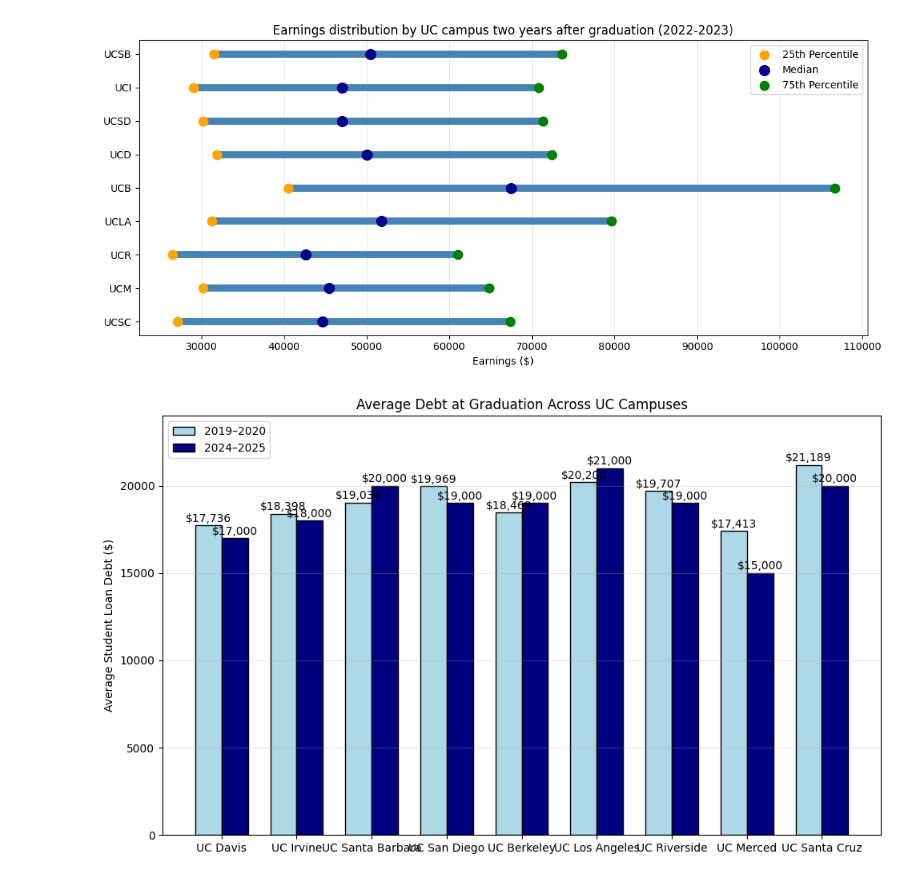
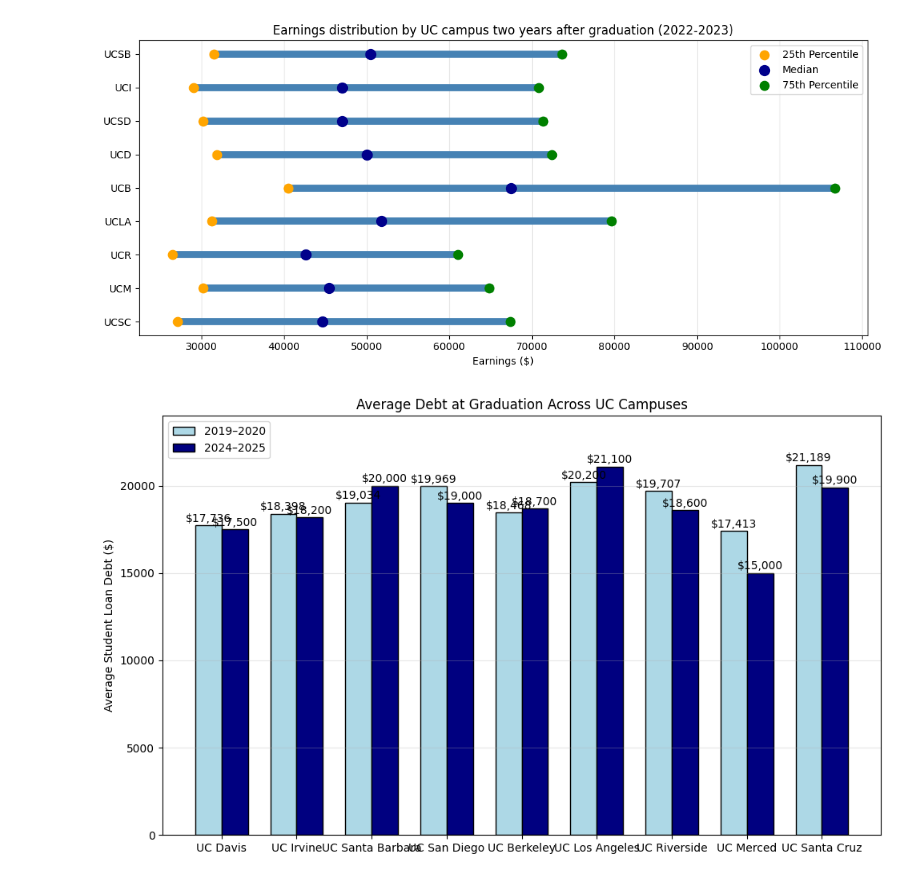
Before and after one commit to KarlaRH12/school_ranking_analysis, a Jupyter notebook: analysis_rankings.ipynb, the cells around one changed output. Saved outputs shown, nothing was run; the diff lists cells and outputs as text; code cells hidden in the pictures.

```diff
--- a/analysis_rankings.ipynb
+++ b/analysis_rankings.ipynb
@@ -403,7 +422,7 @@ debt_2020 = [17736, 18398, 19034, 19969, 18468, 20200, 19707, 17413, 21189]
 
 # 2024–2025: rounded values visible in the newer chart
 # Replace missing values when verified
-debt_2025 = [17000, 18000, 20000, 19000, 19000, 21000, 19000, 15000, 20000]
+debt_2025 = [17500, 18200, 20000, 19000, 18700, 21100, 18600, 15000, 19900]
 
 x = np.arange(len(schools))
 width = 0.35
@@ -415,31 +434,31 @@ bars1 = plt.bar(
     label="2019–2020", color="lightblue", edgecolor="black"
 )
 
 bars2 = plt.bar(
     x + width/2, debt_2025, width,
     label="2024–2025", color="navy", edgecolor="black"
 )
 
 for bars in [bars1, bars2]:
     for bar in bars:
         height = bar.get_height()
         if np.isfinite(height):
             plt.text(
                 bar.get_x() + bar.get_width()/2,
                 height + 200,
                 f"${height:,.0f}",
                 ha="center",
                 fontsize=10
             )
 
 plt.xticks(x, schools)
 plt.ylabel("Average Student Loan Debt ($)")
 plt.title("Average Debt at Graduation Across UC Campuses")
 plt.ylim(0, 24000)
 plt.legend()
 plt.grid(axis="y", alpha=0.3)
 
 plt.tight_layout()
 plt.show()
 # %% [output]
-[figure, old version]
+[figure, new version]
```
Also changed, not shown: parts of 3 cells of this notebook.
